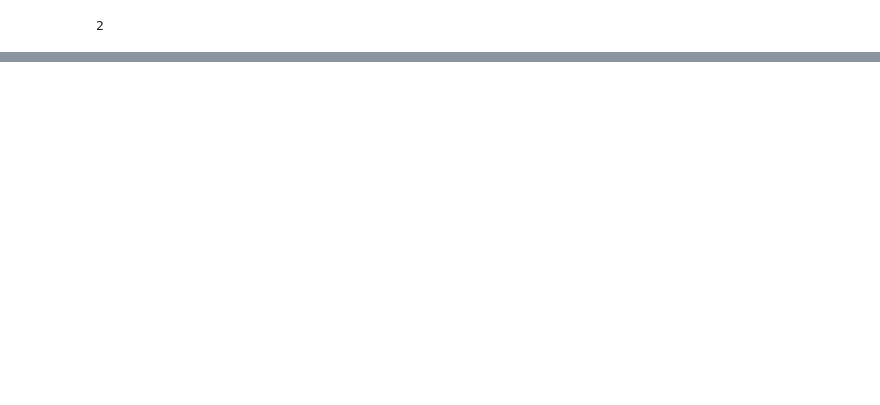
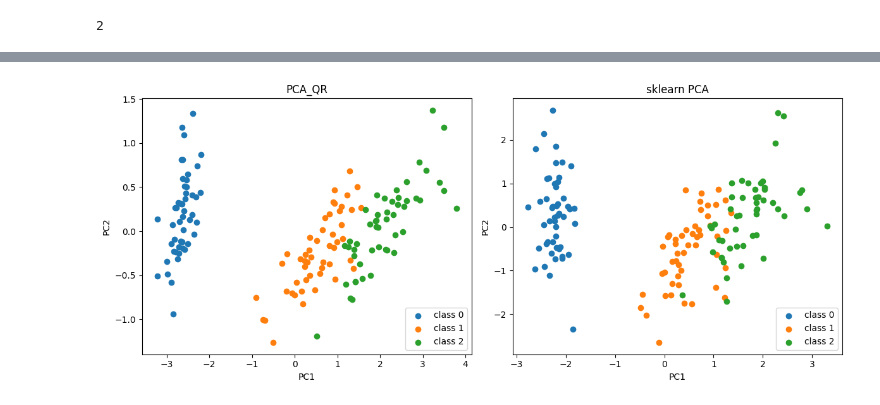
Before and after one commit to Mezgou/labs-linear-algebra, a Jupyter notebook: pca_lab.ipynb, the cells around one changed output, grey strips where cells are left out. Saved outputs shown, nothing was run; the diff lists cells and outputs as text; code cells hidden in the pictures; blank space fills up the shorter version.

```diff
--- a/pca_lab.ipynb
+++ b/pca_lab.ipynb
@@ -168,0 +171,13 @@ Explained ratio (iris, k=2): 0.9457224591861612
+# %%
+data = Matrix([
+    [-1, -6],
+    [2, 6]])
+eigenvalues = find_eigenvalues(data)
+eigenvectors = find_eigenvectors(data, eigenvalues)
+
+
+
+print("\nСобственные значения:", [f"{λ:.3f}" for λ in eigenvalues])
+print("\nСобственные векторы:")
+for i, vec in enumerate(eigenvectors):
+    print(vec)
@@ -168,0 +190,75 @@ Explained ratio (iris, k=2): 0.9457224591861612
+# %%
+import numpy as np
+import matplotlib.pyplot as plt
+from sklearn.datasets import load_iris
+from sklearn.preprocessing import StandardScaler
+from sklearn.linear_model import LogisticRegression
+from sklearn.metrics import accuracy_score
+from sklearn.model_selection import train_test_split
+from sklearn.decomposition import PCA as SklearnPCA
+
+from algorithms_pca.matrix import Matrix
+from algorithms_pca.pca import pca_qr
+from algorithms_pca.statistics import center_data
+from algorithms_pca.utils import auto_select_k
+
+
+def matrix_to_np(X: Matrix) -> np.ndarray:
+    return np.array(X._data)
+
+def visualize(X_my, X_sk, y):
+    plt.figure(figsize=(12,5))
+    for i, (Xp, title) in enumerate([(X_my, "PCA_QR"), (X_sk, "sklearn PCA")], 1):
+        plt.subplot(1,2,i)
+        for cls in np.unique(y):
+            plt.scatter(Xp[y==cls,0], Xp[y==cls,1], label=f"class {cls}")
+        plt.title(title)
+        plt.xlabel("PC1"); plt.ylabel("PC2"); plt.legend()
+    plt.tight_layout()
+    plt.show()
+
+# 1. загрузка
+data = load_iris()
+X_np = data.data
+y = data.target
+X = Matrix(X_np.tolist())
+
+# 2. стандартизация для sklearn
+scaler = StandardScaler()
+X_scaled = scaler.fit_transform(X_np)
+
+# 3. автоподбор k по QR-PCA
+Xc, _ = center_data(X)
+Cov = Xc.T @ Xc / X.rows
+eigvals = Cov.qr_eigen()[0]
+k = auto_select_k(eigvals, threshold=0.95)
+print("Выбранное k =", k)
+
+# 4. PCA_QR
+X_proj_qr, ratio_qr, raw_vals, W, means = pca_qr(X, k)
+Xp_qr_np = matrix_to_np(X_proj_qr)
+print(f"PCA_QR explained variance ratio = {ratio_qr:.4f}")
+
+# 5. sklearn PCA
+sk_pca = SklearnPCA(n_components=k)
+Xp_sk = sk_pca.fit_transform(X_scaled)
+print(f"sklearn explained variance ratio = {sk_pca.explained_variance_ratio_.sum():.4f}")
+
+# 6. сравнение проекций
+visualize(Xp_qr_np, Xp_sk, y)
+
+# 7. классификация на проекциях
+X_train_qr, X_test_qr, y_train, y_test = train_test_split(
+    Xp_qr_np, y, test_size=0.3, random_state=0)
+X_train_sk, X_test_sk, _, _ = train_test_split(
+    Xp_sk, y, test_size=0.3, random_state=0)
+
+clf_qr = LogisticRegression(max_iter=1000).fit(X_train_qr, y_train)
+clf_sk = LogisticRegression(max_iter=1000).fit(X_train_sk, y_train)
+
+acc_qr = accuracy_score(y_test, clf_qr.predict(X_test_qr))
+acc_sk = accuracy_score(y_test, clf_sk.predict(X_test_sk))
+
+print(f"Accuracy PCA_QR + LogisticRegression = {acc_qr:.4f}")
+print(f"Accuracy sklearn PCA + LogisticRegression = {acc_sk:.4f}")
+# %% [output]
@@ -168,0 +268 @@ Explained ratio (iris, k=2): 0.9457224591861612
+[figure, added]
```
Also changed, not shown: parts of 9 cells of this notebook, 5 other files.
